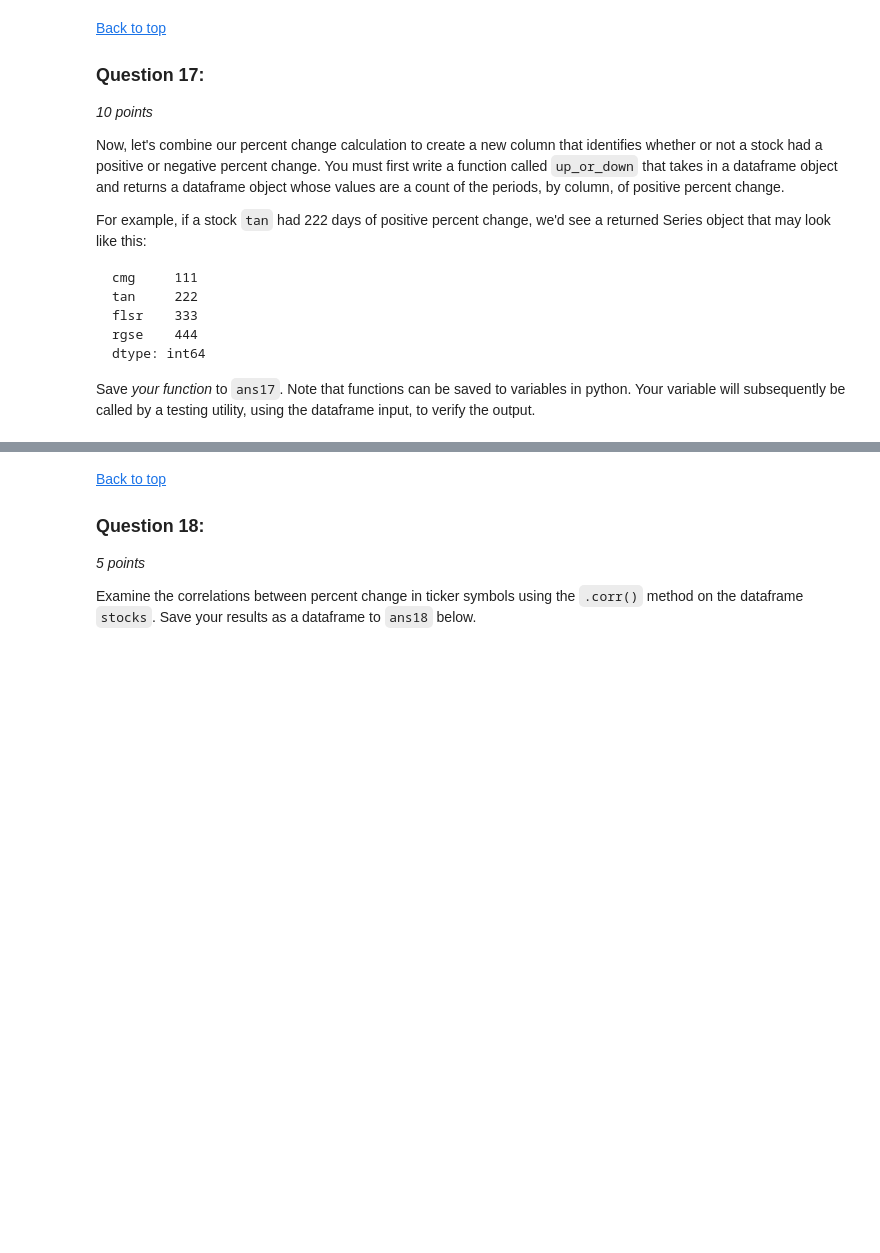
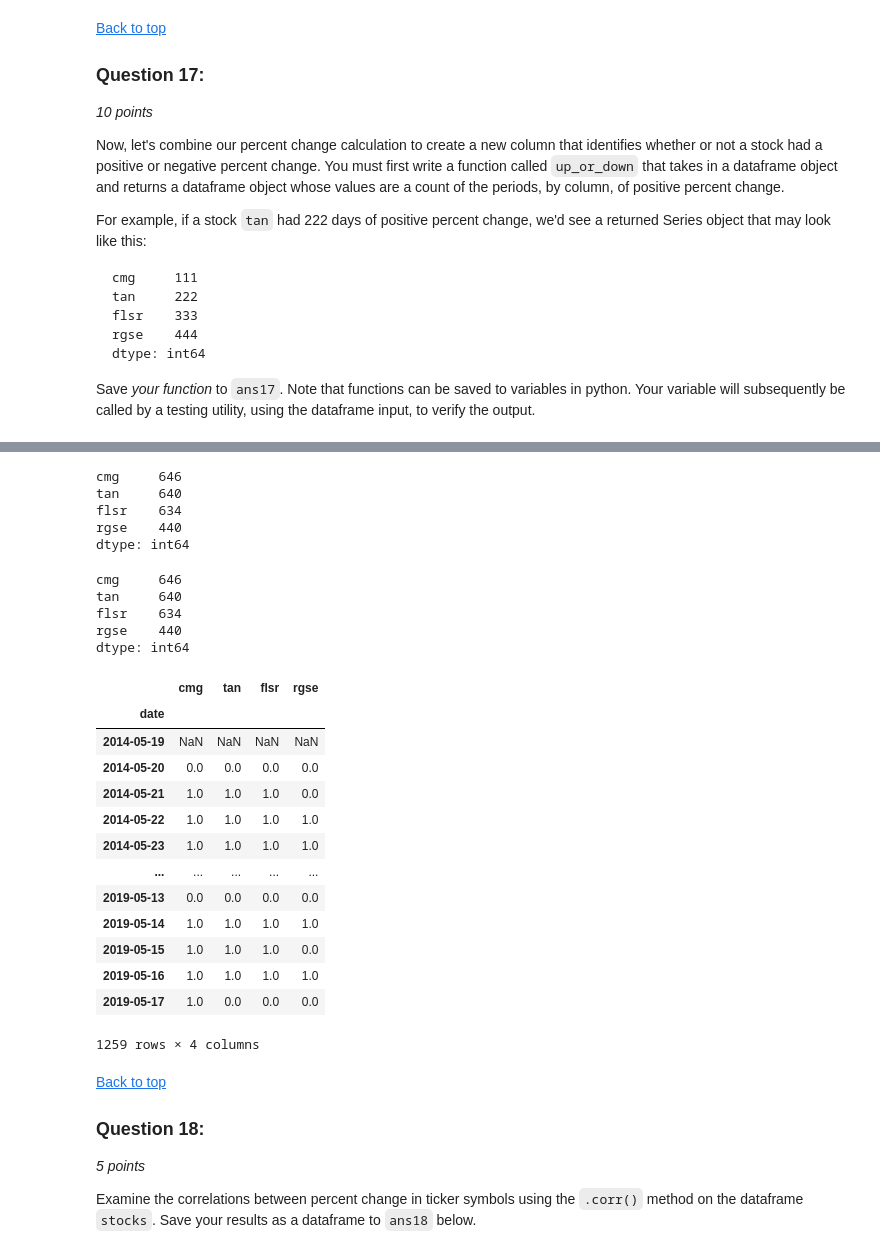
Before and after one commit to alexeimarcilio/Emeritus, a Jupyter notebook: Week10/Module_10_Organizing_and_Analyzing_Data_with_NumPy_and_Pandas.ipynb, the cells around one changed output, grey strips where cells are left out. Drawn from its saved outputs; the diff is of its cells as text; code cells hidden in the pictures; blank space fills up the shorter version.

```diff
--- a/Week10/Module_10_Organizing_and_Analyzing_Data_with_NumPy_and_Pandas.ipynb
+++ b/Week10/Module_10_Organizing_and_Analyzing_Data_with_NumPy_and_Pandas.ipynb
@@ -623,0 +641,2 @@ Save _your function_ to `ans17`. Note that functions can be saved to variables i
+# %%
+df_pct_chg = stocks.pct_change()
@@ -641,3 +705,36 @@ def up_or_down(df):
+# %%
+ans17
+# %% [output]
+cmg     646
+tan     640
+flsr    634
+rgse    440
+dtype: int64
+# %%
+up_or_down(df_pct_chg)
+# %% [output]
+cmg     646
+tan     640
+flsr    634
+rgse    440
+dtype: int64
+# %%
+df_pct_chg
+# %% [output]
+|  | cmg | tan | flsr | rgse |
+| date |  |  |  |  |
+| 2014-05-19 | NaN | NaN | NaN | NaN |
+| 2014-05-20 | 0.0 | 0.0 | 0.0 | 0.0 |
+| 2014-05-21 | 1.0 | 1.0 | 1.0 | 0.0 |
+| 2014-05-22 | 1.0 | 1.0 | 1.0 | 1.0 |
+| 2014-05-23 | 1.0 | 1.0 | 1.0 | 1.0 |
+| ... | ... | ... | ... | ... |
+| 2019-05-13 | 0.0 | 0.0 | 0.0 | 0.0 |
+| 2019-05-14 | 1.0 | 1.0 | 1.0 | 1.0 |
+| 2019-05-15 | 1.0 | 1.0 | 1.0 | 0.0 |
+| 2019-05-16 | 1.0 | 1.0 | 1.0 | 1.0 |
+| 2019-05-17 | 1.0 | 0.0 | 0.0 | 0.0 |
+1259 rows × 4 columns
 # %%
 ###
 ### AUTOGRADER TEST - DO NOT REMOVE
```
Also changed, not shown: parts of 10 cells of this notebook, 5 other files.
